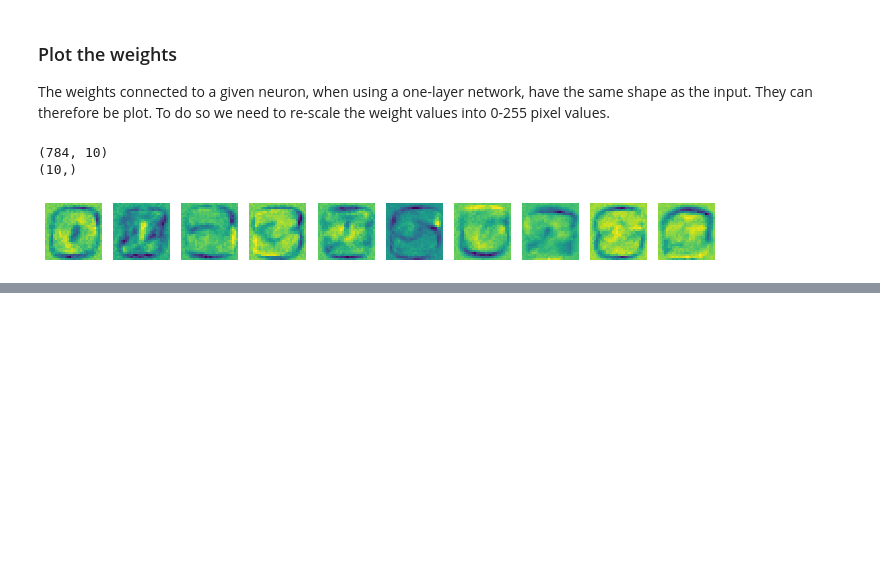
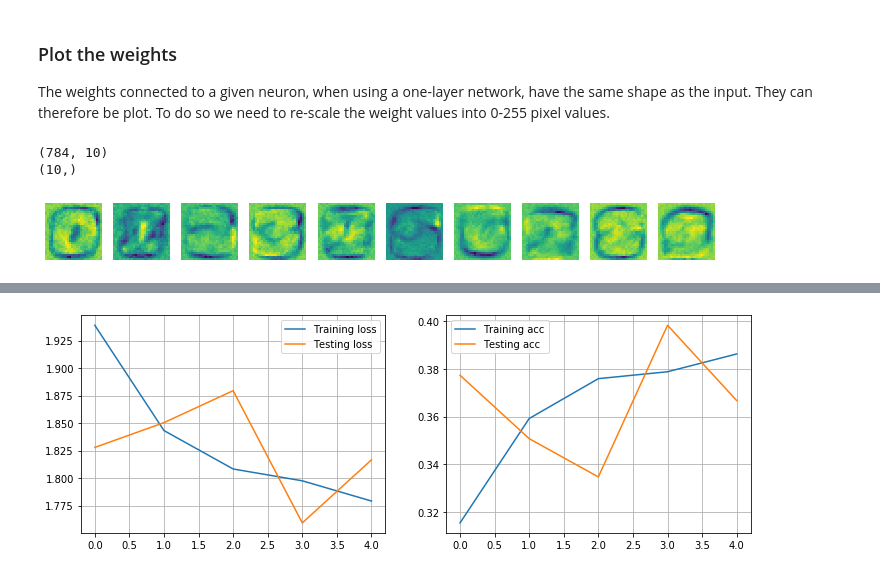
Before and after one commit to codax0r/mse-delearn, a Jupyter notebook: jeh/w8-MNIST-MLP_from_raw_data.ipynb, the cells around one changed output, grey strips where cells are left out. Saved outputs shown, nothing was run; the diff lists cells and outputs as text; code cells hidden in the pictures; blank space fills up the shorter version.

```diff
--- a/jeh/w8-MNIST-MLP_from_raw_data.ipynb
+++ b/jeh/w8-MNIST-MLP_from_raw_data.ipynb
@@ -221,0 +264,11 @@ for i in range(10):
+# %%
+E = 5                # number of epochs
+B = 128               # batch size
+D = X_train.shape[1]  # dimension of input sample - 784 for MNIST
+
+model = Sequential([
+    Dense(units=n_classes, input_shape=(D,), activation='softmax',
+          activity_regularizer=l2(.05))
+])
+
+model.summary()
@@ -221,0 +286,6 @@ for i in range(10):
+# %%
+model.compile(loss='categorical_crossentropy', optimizer='adam',
+             metrics=['accuracy'])
+# %%
+log = model.fit(X_train, y_train, validation_data=(X_test, y_test),
+                epochs=E, batch_size=B)
@@ -221,0 +304,17 @@ for i in range(10):
+# %%
+def plot_log(log_local):
+    f = plt.figure(figsize=(12,4))
+    ax1 = f.add_subplot(121)
+    ax2 = f.add_subplot(122)
+    ax1.plot(log_local.history['loss'], label='Training loss')
+    ax1.plot(log_local.history['val_loss'], label='Testing loss')
+    ax1.legend()
+    ax1.grid()
+    ax2.plot(log_local.history['accuracy'], label='Training acc')
+    ax2.plot(log_local.history['val_accuracy'], label='Testing acc')
+    ax2.legend()
+    ax2.grid()
+# %%
+plot_log(log)
+# %% [output]
+[figure, added]
```
Also changed, not shown: parts of 42 cells of this notebook, 2 other files.
